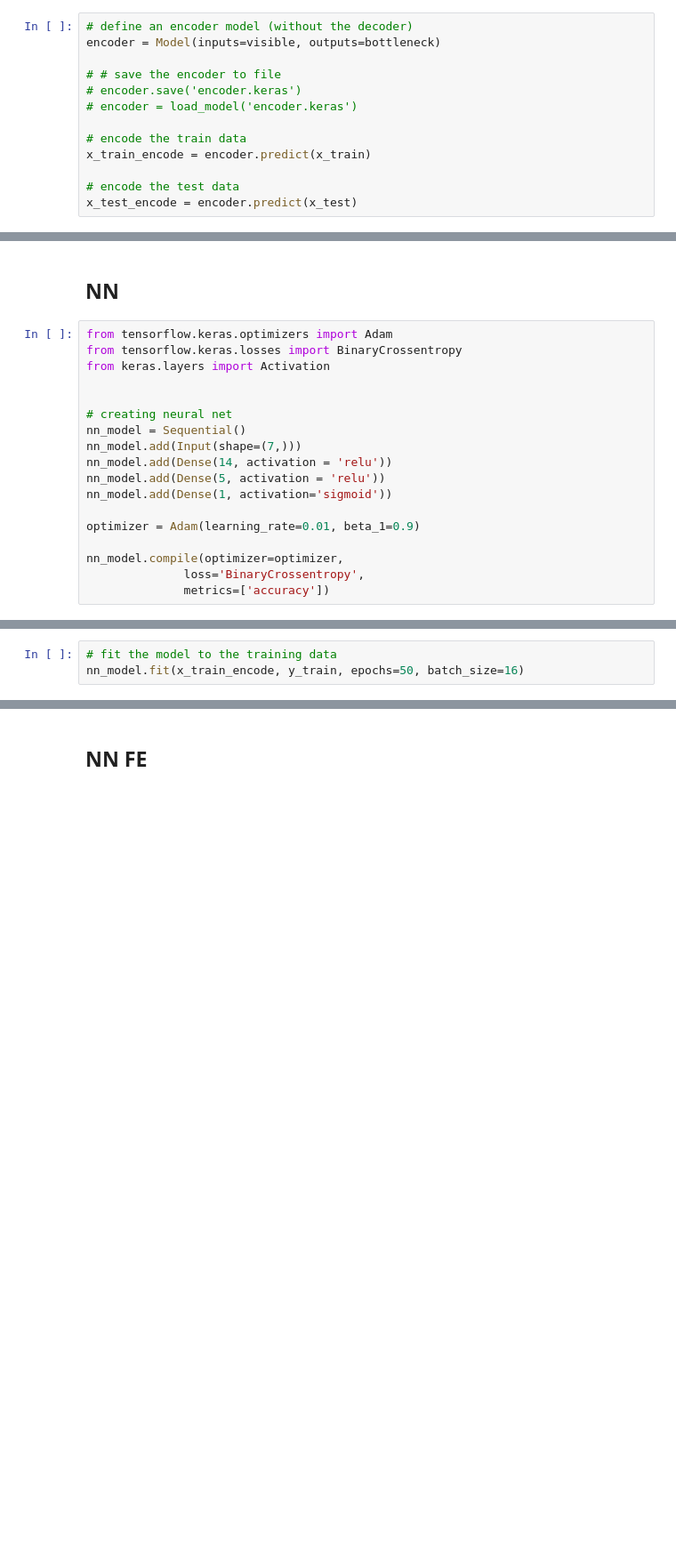
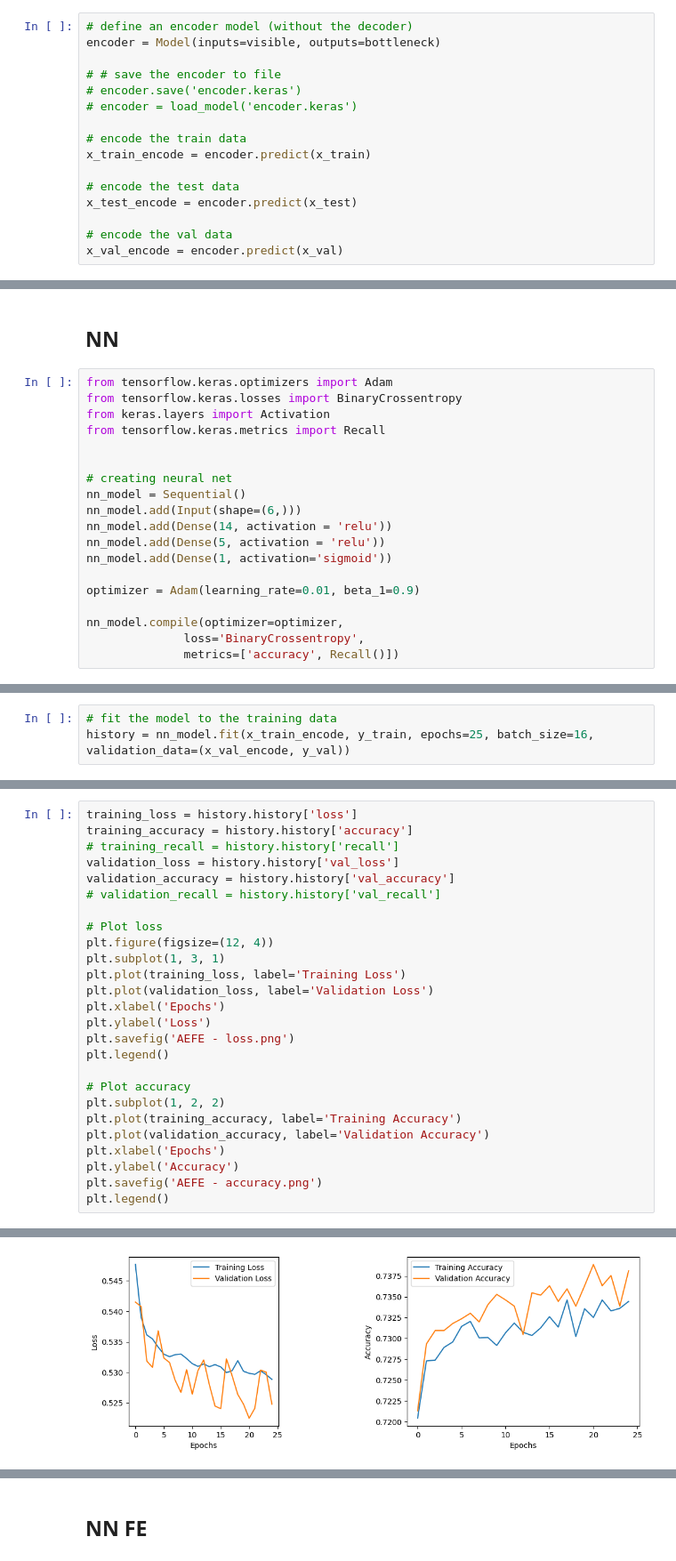
Before and after one commit to TylerHaims/Diabetes, a Jupyter notebook: encoder.ipynb, the cells around one changed output, grey strips where cells are left out. Shown: that part at 89% size. Saved outputs shown, nothing was run; the diff lists cells and outputs as text; blank space fills up the shorter version.

```diff
--- a/encoder.ipynb
+++ b/encoder.ipynb
@@ -141,4 +200,7 @@ x_train_encode = encoder.predict(x_train)
 
 # encode the test data
 x_test_encode = encoder.predict(x_test)
+
+# encode the val data
+x_val_encode = encoder.predict(x_val)
 # %% [output]
@@ -168,11 +231,12 @@ print(acc)
 from tensorflow.keras.optimizers import Adam
 from tensorflow.keras.losses import BinaryCrossentropy
 from keras.layers import Activation
+from tensorflow.keras.metrics import Recall
 
 
 # creating neural net
 nn_model = Sequential()
-nn_model.add(Input(shape=(7,)))
+nn_model.add(Input(shape=(6,)))
 nn_model.add(Dense(14, activation = 'relu'))
 nn_model.add(Dense(5, activation = 'relu'))
 nn_model.add(Dense(1, activation='sigmoid'))
@@ -181,7 +245,7 @@ optimizer = Adam(learning_rate=0.01, beta_1=0.9)
 
 nn_model.compile(optimizer=optimizer,
               loss='BinaryCrossentropy',
-              metrics=['accuracy'])
+              metrics=['accuracy', Recall()])
 # %%
 nn_model.summary()
 # %% [output]
@@ -200,5 +264,5 @@ Model: "sequential_16"
  Non-trainable params: 0 (0.00 B)
 # %%
 # fit the model to the training data
-nn_model.fit(x_train_encode, y_train, epochs=50, batch_size=16)
+history = nn_model.fit(x_train_encode, y_train, epochs=25, batch_size=16, validation_data=(x_val_encode, y_val))
 # %% [output]
@@ -227,0 +297,27 @@ print(score[1])
+# %%
+training_loss = history.history['loss']
+training_accuracy = history.history['accuracy']
+# training_recall = history.history['recall']
+validation_loss = history.history['val_loss']
+validation_accuracy = history.history['val_accuracy']
+# validation_recall = history.history['val_recall']
+
+# Plot loss
+plt.figure(figsize=(12, 4))
+plt.subplot(1, 3, 1)
+plt.plot(training_loss, label='Training Loss')
+plt.plot(validation_loss, label='Validation Loss')
+plt.xlabel('Epochs')
+plt.ylabel('Loss')
+plt.savefig('AEFE - loss.png')
+plt.legend()
+
+# Plot accuracy
+plt.subplot(1, 2, 2)
+plt.plot(training_accuracy, label='Training Accuracy')
+plt.plot(validation_accuracy, label='Validation Accuracy')
+plt.xlabel('Epochs')
+plt.ylabel('Accuracy')
+plt.savefig('AEFE - accuracy.png')
+plt.legend()
+# %% [output]
@@ -227,0 +325 @@ print(score[1])
+[figure, added]
```
Also changed, not shown: parts of 38 cells of this notebook, 1 other file.
